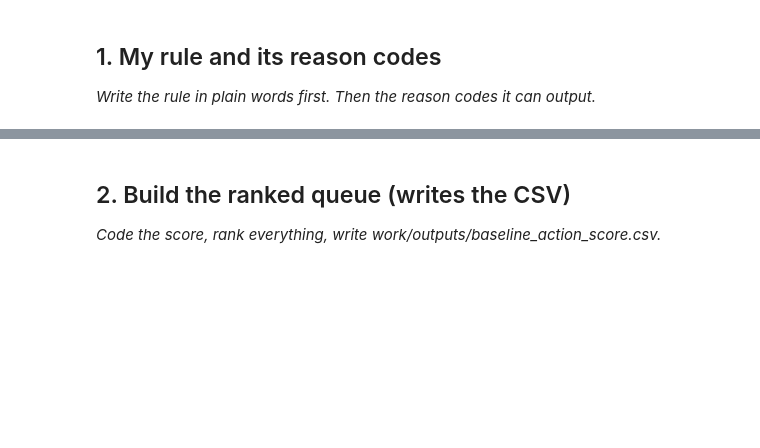
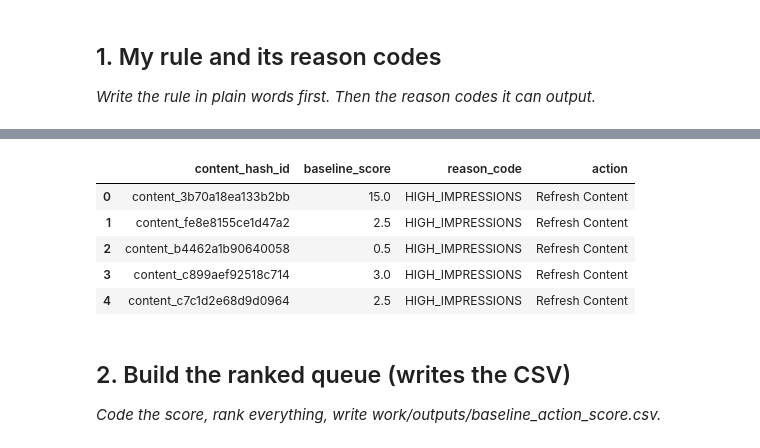
Before and after one commit to lahari600/Flyrank, a Jupyter notebook: work/notebooks/w04_baseline_score.ipynb, the cells around one changed output, grey strips where cells are left out. Cells and saved outputs as stored; diff of their text form; code cells hidden in the pictures; blank space fills up the shorter version.

```diff
--- a/work/notebooks/w04_baseline_score.ipynb
+++ b/work/notebooks/w04_baseline_score.ipynb
@@ -16,3 +57,29 @@ This skeleton is yours to fill. Work the sections **in order** — each one has
+# %%
+
+import pandas as pd
+
+df["baseline_score"] = (
+    0.5 * df["gsc_impressions"] +
+    0.3 * df["gsc_clicks"] +
+    0.2 * df["sessions_organic"]
+)
+
+df["reason_code"] = "HIGH_IMPRESSIONS"
+df["action"] = "Refresh Content"
+
+df[[
+    "content_hash_id",
+    "baseline_score",
+    "reason_code",
+    "action"
+]].head()
+# %% [output]
+|  | content_hash_id | baseline_score | reason_code | action |
+| 0 | content_3b70a18ea133b2bb | 15.0 | HIGH_IMPRESSIONS | Refresh Content |
+| 1 | content_fe8e8155ce1d47a2 | 2.5 | HIGH_IMPRESSIONS | Refresh Content |
+| 2 | content_b4462a1b90640058 | 0.5 | HIGH_IMPRESSIONS | Refresh Content |
+| 3 | content_c899aef92518c714 | 3.0 | HIGH_IMPRESSIONS | Refresh Content |
+| 4 | content_c7c1d2e68d9d0964 | 2.5 | HIGH_IMPRESSIONS | Refresh Content |
 # %% [markdown]
 ## 2. Build the ranked queue (writes the CSV)
 
```
Also changed, not shown: parts of 13 cells of this notebook.
